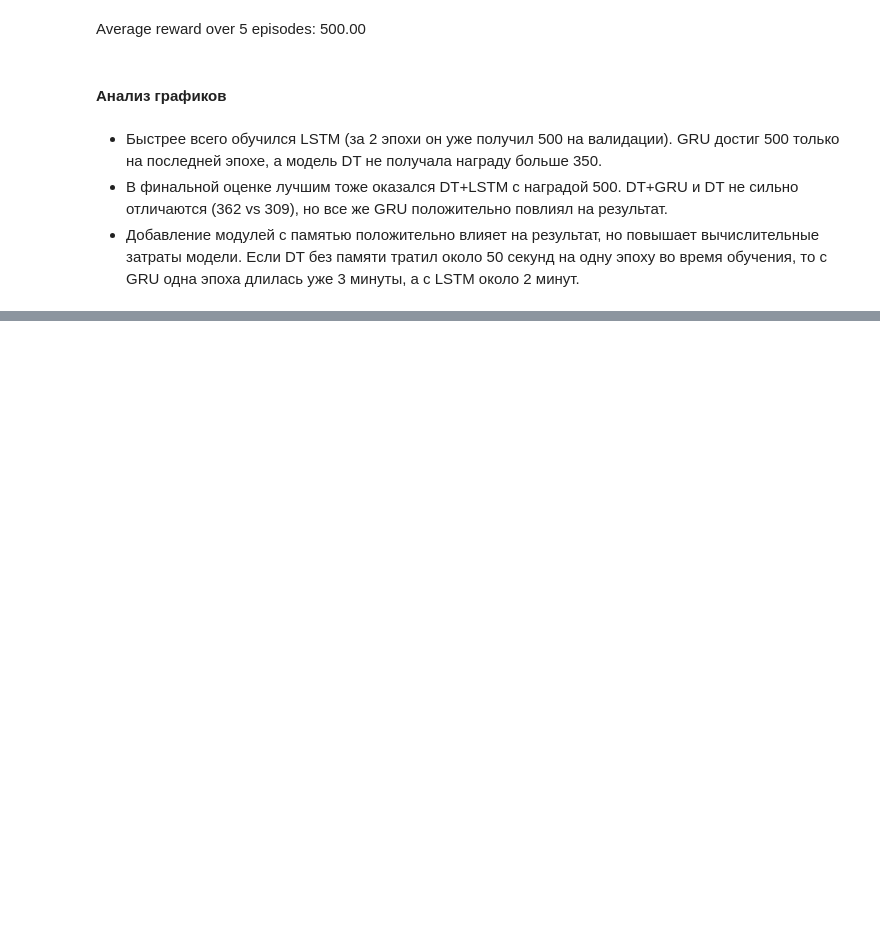
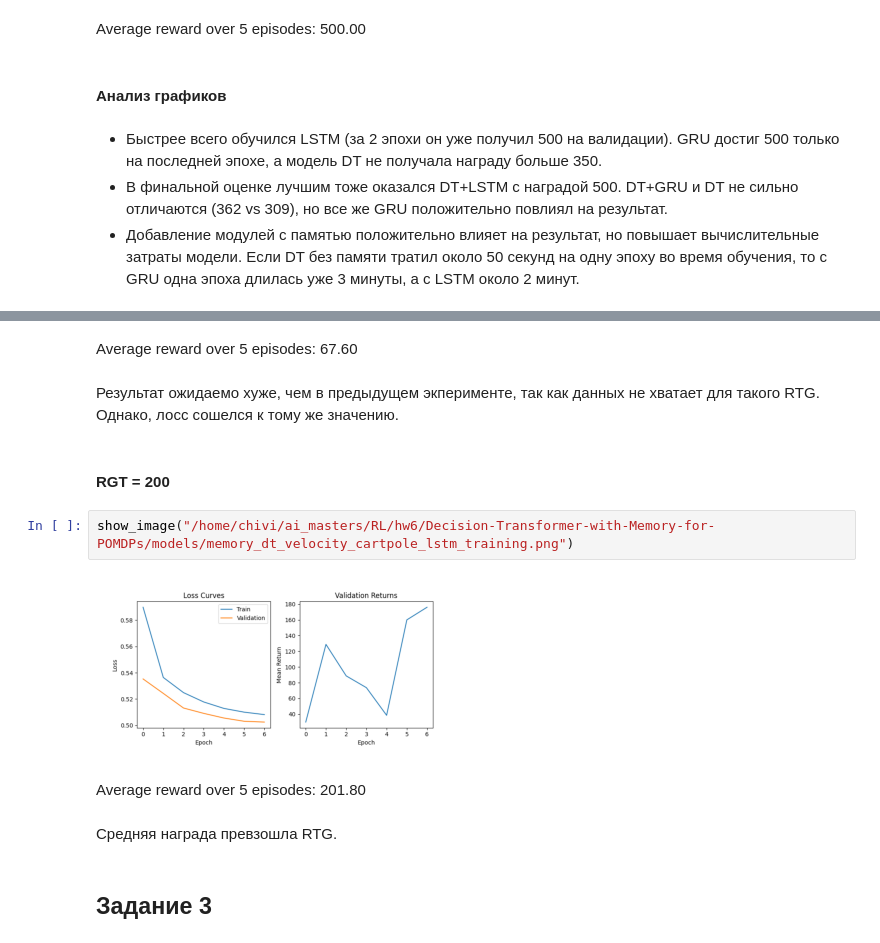
Before and after one commit to Anya497/Decision-Transformer-with-Memory-for-POMDPs, a Jupyter notebook: Chistyakova_Anya_hw6.ipynb, the cells around one changed output, grey strips where cells are left out. Drawn from its saved outputs; the diff is of its cells as text; blank space fills up the shorter version.

```diff
--- a/Chistyakova_Anya_hw6.ipynb
+++ b/Chistyakova_Anya_hw6.ipynb
@@ -46,0 +59,16 @@ Average reward over 5 episodes: 500.00
+# %% [markdown]
+Average reward over 5 episodes: 67.60
+# %% [markdown]
+Результат ожидаемо хуже, чем в предыдущем экперименте, так как данных не хватает для такого RTG. Однако, лосс сошелся к тому же значению.
+# %% [markdown]
+#### RGT = 200
+# %%
+show_image("/home/chivi/ai_masters/RL/hw6/Decision-Transformer-with-Memory-for-POMDPs/models/memory_dt_velocity_cartpole_lstm_training.png")
+# %% [output]
+[figure, added]
+# %% [markdown]
+Average reward over 5 episodes: 201.80
+# %% [markdown]
+Средняя награда превзошла RTG.
+# %% [markdown]
+## Задание 3
```
Also changed, not shown: parts of 8 cells of this notebook, 2 other files.
